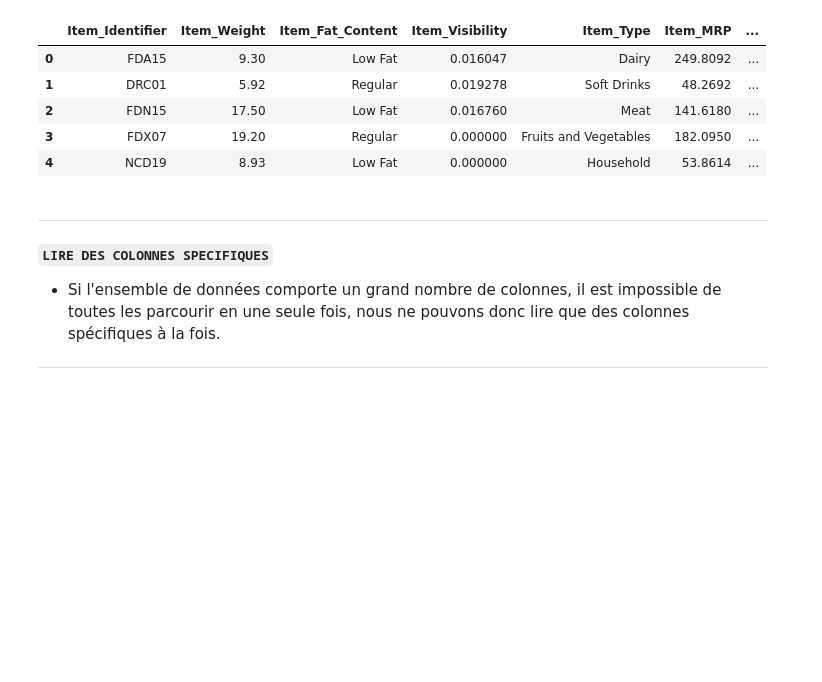
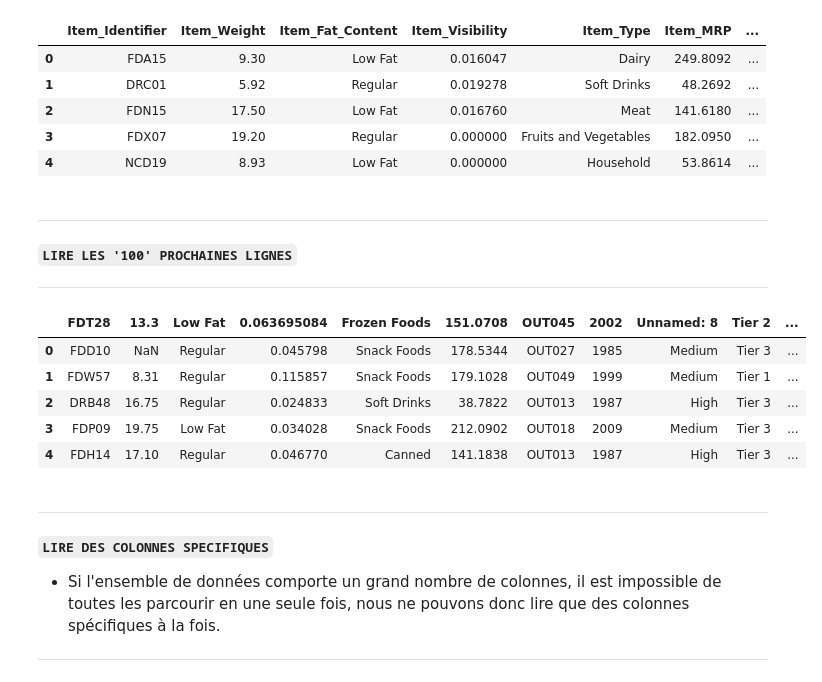
Before and after one commit to MamadouBousso/Cours-Python, a Jupyter notebook: Lecture_Fichiers_CSV.ipynb, the cells around one changed output. Saved outputs shown, nothing was run; the diff lists cells and outputs as text; code cells hidden in the pictures; blank space fills up the shorter version.

```diff
--- a/Lecture_Fichiers_CSV.ipynb
+++ b/Lecture_Fichiers_CSV.ipynb
@@ -341,6 +341,23 @@ read_sample_from_data.head()
 | 2 | FDN15 | 17.50 | Low Fat | 0.016760 | Meat | 141.6180 | ... |
 | 3 | FDX07 | 19.20 | Regular | 0.000000 | Fruits and Vegetables | 182.0950 | ... |
 | 4 | NCD19 | 8.93 | Low Fat | 0.000000 | Household | 53.8614 | ... |
+# %% [markdown]
+---
+
+#### `LIRE LES '100' PROCHAINES LIGNES`
+
+---
+# %%
+data_100_200 = pd.read_csv(dataset_path+'big_mart_sales.csv',skiprows=101, nrows=100)
+# %%
+data_100_200.head()
+# %% [output]
+|  | FDT28 | 13.3 | Low Fat | 0.063695084 | Frozen Foods | 151.0708 | OUT045 | 2002 | Unnamed: 8 | Tier 2 | ... |
+| 0 | FDD10 | NaN | Regular | 0.045798 | Snack Foods | 178.5344 | OUT027 | 1985 | Medium | Tier 3 | ... |
+| 1 | FDW57 | 8.31 | Regular | 0.115857 | Snack Foods | 179.1028 | OUT049 | 1999 | Medium | Tier 1 | ... |
+| 2 | DRB48 | 16.75 | Regular | 0.024833 | Soft Drinks | 38.7822 | OUT013 | 1987 | High | Tier 3 | ... |
+| 3 | FDP09 | 19.75 | Low Fat | 0.034028 | Snack Foods | 212.0902 | OUT018 | 2009 | Medium | Tier 3 | ... |
+| 4 | FDH14 | 17.10 | Regular | 0.046770 | Canned | 141.1838 | OUT013 | 1987 | High | Tier 3 | ... |
 # %% [markdown]
 ---
 
```
Also changed, not shown: parts of 43 cells of this notebook.
